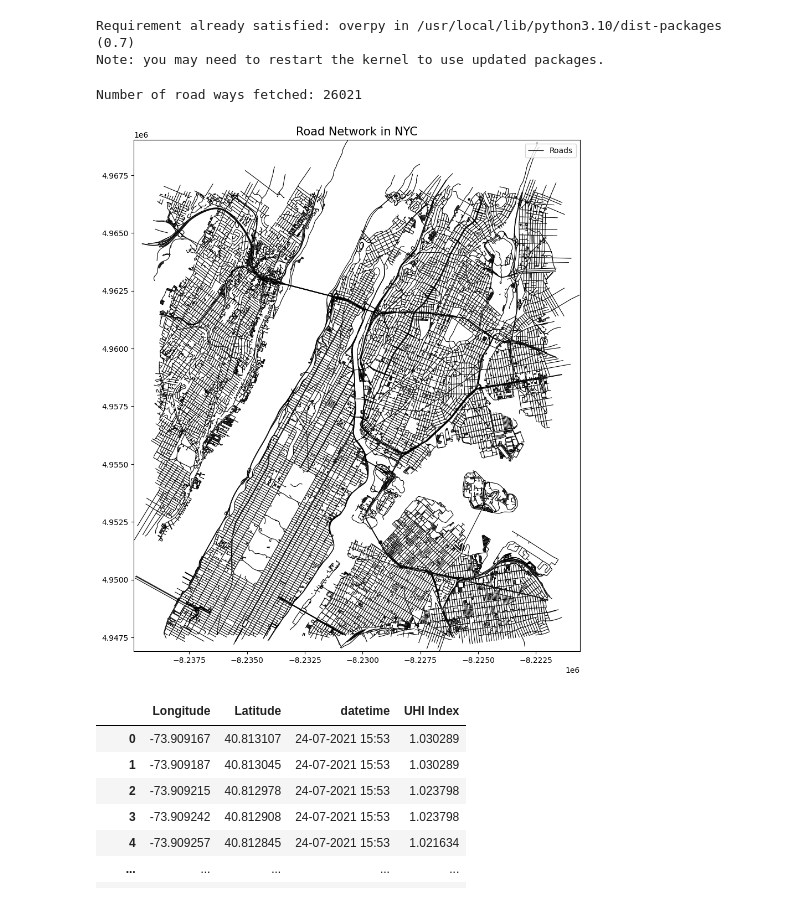
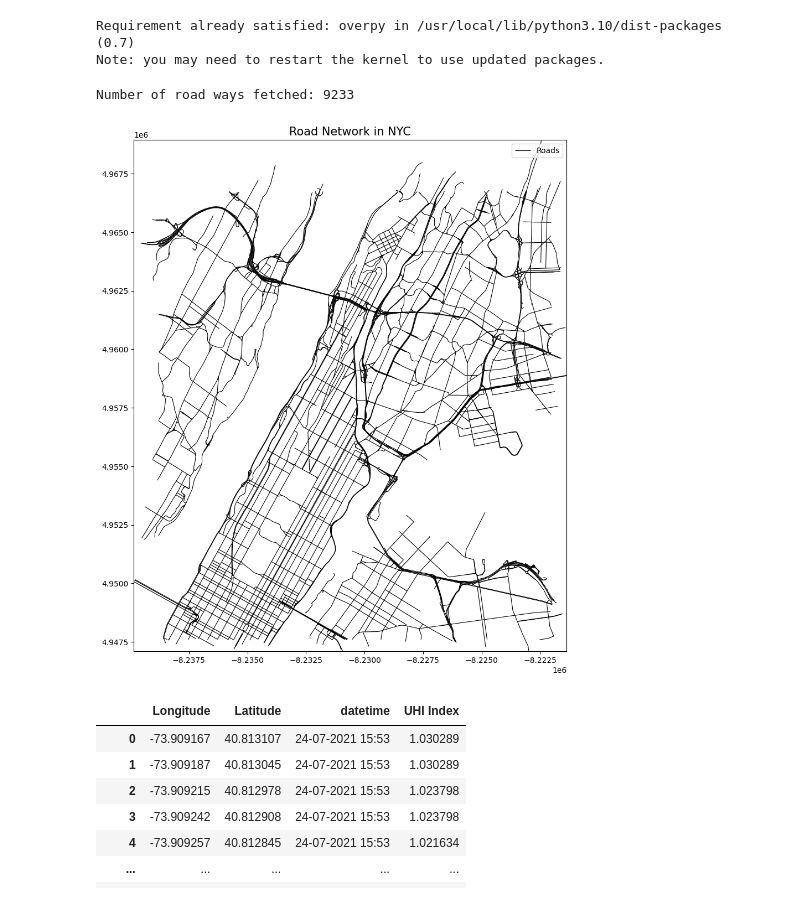
Before and after one commit to WeiSiangLai/EY-Data-Science, a Jupyter notebook: Features/Road Density/overpass-road.ipynb, the cells around one changed output. Saved outputs shown, nothing was run; the diff lists cells and outputs as text; code cells hidden in the pictures.

```diff
--- a/Features/Road Density/overpass-road.ipynb
+++ b/Features/Road Density/overpass-road.ipynb
@@ -41,7 +41,7 @@ upper_right = (40.88, -73.86)
 overpass_query = f"""
 [out:json];
 (
-  way["highway"~"motorway|trunk|primary|secondary|tertiary|residential|service|unclassified|living_street|road"]({lower_left[0]},{lower_left[1]},{upper_right[0]},{upper_right[1]});
+  way["highway"~"motorway|trunk|primary|secondary|tertiary"]({lower_left[0]},{lower_left[1]},{upper_right[0]},{upper_right[1]});
 );
 out body;
 (._;>;);
@@ -59,35 +59,35 @@ try:
         nodes = [(float(node.lon), float(node.lat)) for node in way.nodes]
         if len(nodes) >= 2:
             geometries.append(LineString(nodes))
             names.append(way.tags.get('name', 'Unnamed'))
 
     # Create GeoDataFrame for roads
     if geometries:
         gdf_roads = gpd.GeoDataFrame({'name': names, 'geometry': geometries}, crs="EPSG:4326")
 
         # Reproject to metric CRS (EPSG:3395) for length calculation
         gdf_roads = gdf_roads.to_crs(epsg=3395)
         gdf_roads['length_m'] = gdf_roads.geometry.length  # Road length in meters
 
         # Plot the roads
         fig, ax = plt.subplots(figsize=(12, 12))
         gdf_roads.plot(ax=ax, color="black", linewidth=0.8, label="Roads")
         ax.set_xlim(gdf_roads.total_bounds[0], gdf_roads.total_bounds[2])
         ax.set_ylim(gdf_roads.total_bounds[1], gdf_roads.total_bounds[3])
         ax.set_title("Road Network in NYC", fontsize=15)
         ax.legend()
         ax.axis('on')
         plt.show()
 
     else:
         print("No roads found to plot.")
 except overpy.exception.OverpassTooManyRequests:
     print("Too many requests to Overpass API. Please wait and try again.")
 except Exception as e:
     print(f"Error: {str(e)}")
 # %% [output]
-Number of road ways fetched: 26021
+Number of road ways fetched: 9233
-[figure, old version]
+[figure, new version]
 # %%
 train_df = pd.read_csv("/kaggle/input/uncorrupted-training-data/Training_data_uhi_index_2025-02-18.csv")
 # %%
```
Also changed, not shown: parts of 5 cells of this notebook, 1 other file.
